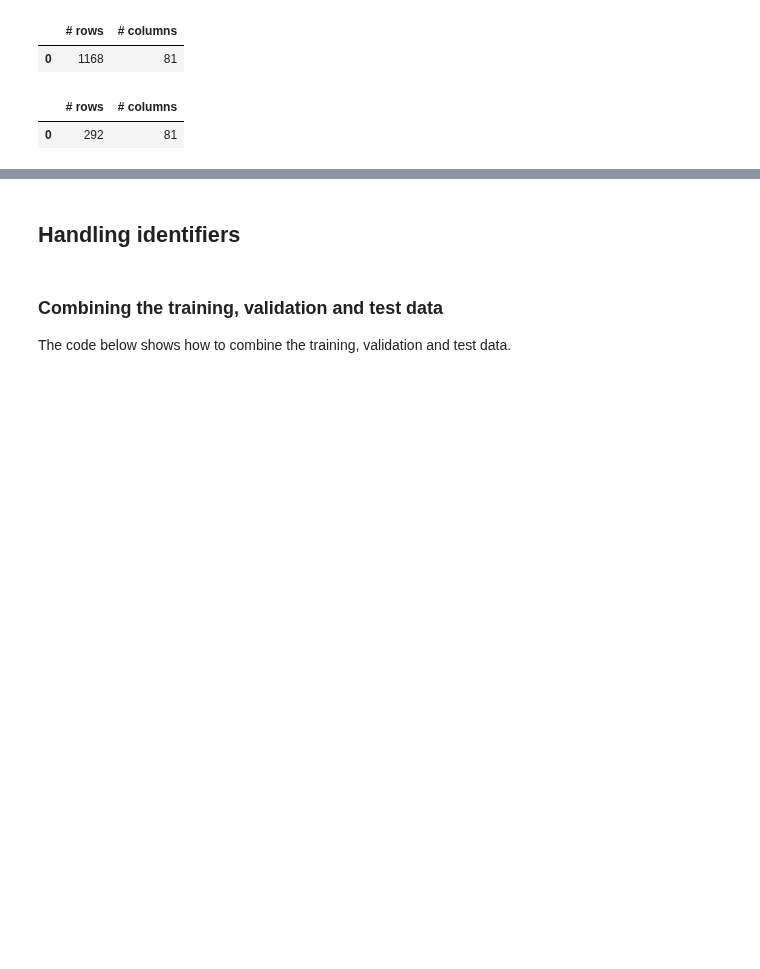
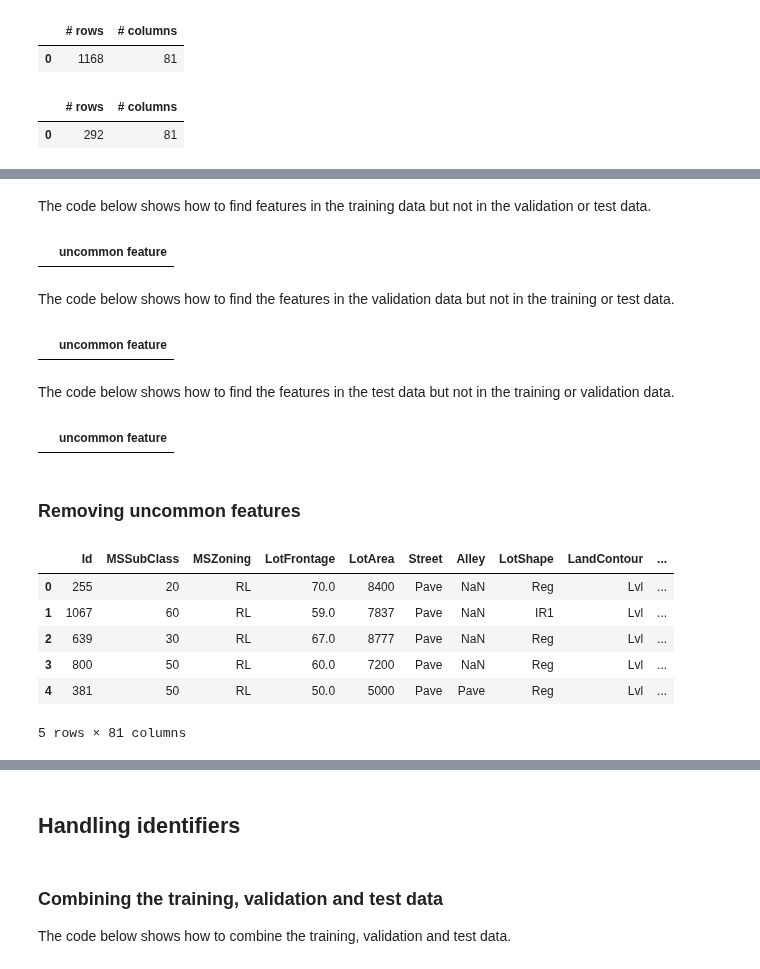
Before and after one commit to nehat312/teaching, a Jupyter notebook: gwu/machine_learning_I/fall_2020/code/p2_shallow_learning/p2_c2_supervised_learning/p2_c2_s1_linear_regression/code_example/code_example.ipynb, the cells around one changed output, grey strips where cells are left out. Cells and saved outputs as stored; diff of their text form; code cells hidden in the pictures; blank space fills up the shorter version.

```diff
--- a/gwu/machine_learning_I/fall_2020/code/p2_shallow_learning/p2_c2_supervised_learning/p2_c2_s1_linear_regression/code_example/code_example.ipynb
+++ b/gwu/machine_learning_I/fall_2020/code/p2_shallow_learning/p2_c2_supervised_learning/p2_c2_s1_linear_regression/code_example/code_example.ipynb
@@ -202,0 +209,6 @@ pd.DataFrame([[df_val.shape[0], df_val.shape[1]]], columns=['# rows', '# columns
+# %%
+# Call common_var_checker
+df_common_var = common_var_checker(df_train, df_val, df_test, target)
+
+# Print df_common_var
+df_common_var
@@ -202,0 +229,46 @@ pd.DataFrame([[df_val.shape[0], df_val.shape[1]]], columns=['# rows', '# columns
+# %% [markdown]
+The code below shows how to find features in the training data but not in the validation or test data.
+# %%
+# Get the features in the training data but not in the validation or test data
+uncommon_feature_train_not_val_test = np.setdiff1d(df_train.columns, df_common_var['common var'])
+
+# Print the uncommon features
+pd.DataFrame(uncommon_feature_train_not_val_test, columns=['uncommon feature'])
+# %% [output]
+|  | uncommon feature |
+# %% [markdown]
+The code below shows how to find the features in the validation data but not in the training or test data.
+# %%
+# Get the features in the validation data but not in the training or test data
+uncommon_feature_val_not_train_test = np.setdiff1d(df_val.columns, df_common_var['common var'])
+
+# Print the uncommon features
+pd.DataFrame(uncommon_feature_val_not_train_test, columns=['uncommon feature'])
+# %% [output]
+|  | uncommon feature |
+# %% [markdown]
+The code below shows how to find the features in the test data but not in the training or validation data.
+# %%
+# Get the features in the test data but not in the training or validation data
+uncommon_feature_test_not_train_val = np.setdiff1d(df_test.columns, df_common_var['common var'])
+
+# Print the uncommon features
+pd.DataFrame(uncommon_feature_test_not_train_val, columns=['uncommon feature'])
+# %% [output]
+|  | uncommon feature |
+# %% [markdown]
+### Removing uncommon features
+# %%
+# Remove the uncommon features from the training data
+df_train = df_train.drop(columns=uncommon_feature_train_not_val_test)
+
+# Print the first 5 rows of df_train
+df_train.head()
+# %% [output]
+|  | Id | MSSubClass | MSZoning | LotFrontage | LotArea | Street | Alley | LotShape | LandContour | ... |
+| 0 | 255 | 20 | RL | 70.0 | 8400 | Pave | NaN | Reg | Lvl | ... |
+| 1 | 1067 | 60 | RL | 59.0 | 7837 | Pave | NaN | IR1 | Lvl | ... |
+| 2 | 639 | 30 | RL | 67.0 | 8777 | Pave | NaN | Reg | Lvl | ... |
+| 3 | 800 | 50 | RL | 60.0 | 7200 | Pave | NaN | Reg | Lvl | ... |
+| 4 | 381 | 50 | RL | 50.0 | 5000 | Pave | Pave | Reg | Lvl | ... |
+5 rows × 81 columns
```
Also changed, not shown: parts of 25 cells of this notebook, 7 other files.
